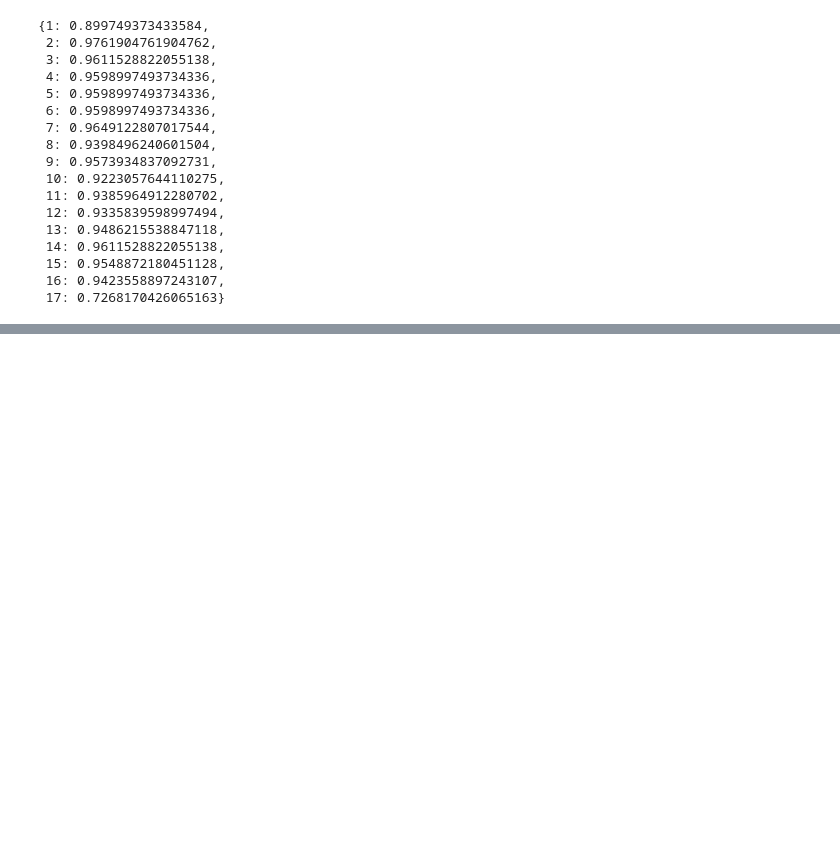
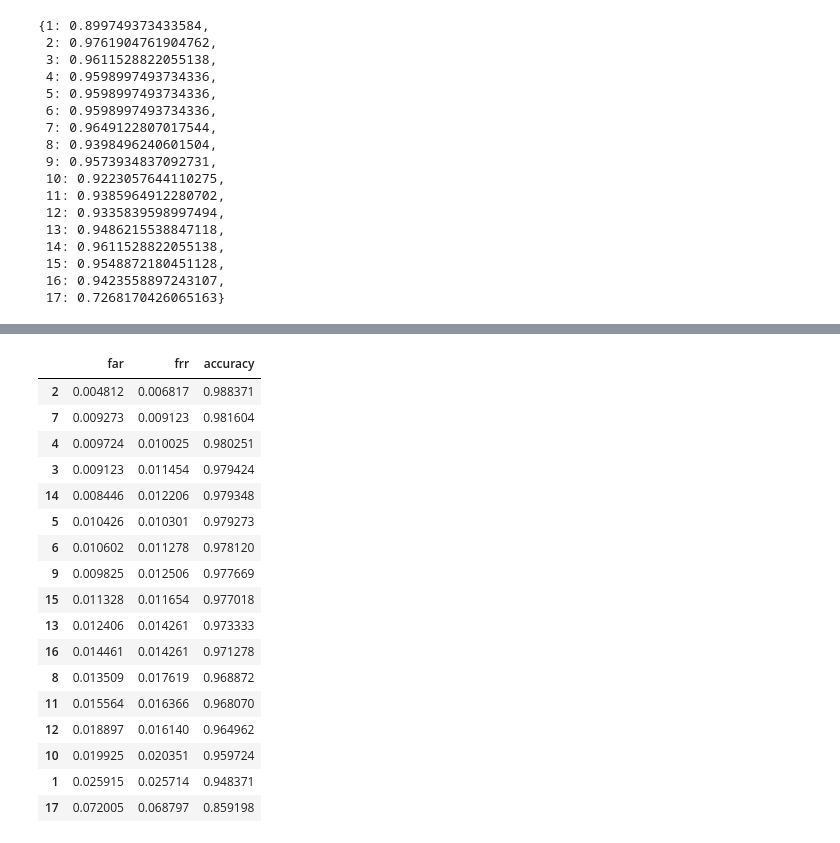
Before and after one commit to tanmaygadgil/DS5500-project, a Jupyter notebook: Authentication/Auth Experiments.ipynb, the cells around one changed output, grey strips where cells are left out. Saved outputs shown, nothing was run; the diff lists cells and outputs as text; code cells hidden in the pictures; blank space fills up the shorter version.

```diff
--- a/Authentication/Auth Experiments.ipynb
+++ b/Authentication/Auth Experiments.ipynb
@@ -202,0 +268,2 @@ g_accs
+# %%
+actual_auth = [1 if x in auth_set else 0 for x in labels]
@@ -202,0 +276,6 @@ g_accs
+# %%
+def frr(true, preds):
+    true = np.array(true)
+    preds = np.array(preds)
+    far = np.sum((true==1)&(preds==0))
+    return far / len(true)
@@ -202,0 +294,2 @@ g_accs
+# %%
+num_exp = 50
@@ -202,0 +386,51 @@ g_accs
+# %%
+aggregates_20_auth = {g:0 for g in gestures}
+for g in gestures:
+    aggregates_20_auth[g] = {}
+    aggregates_20_auth[g]['far'] = 0
+    aggregates_20_auth[g]['frr'] = 0
+    aggregates_20_auth[g]['accuracy'] = 0
+for exp in tqdm(range(num_exp)):
+    auth_set = set(np.random.choice(range(1, 38), size = 20, replace=False))
+    for g in gestures:
+        # aggregates_5_auth[g] = {}
+        auths = []
+        i = np.where(g_train==g)
+        embeds = train_embeddings[i]
+        labels = y_train[i]
+        # print(len(labels), g)
+        for e in range(len(embeds)):
+            embedding = np.array(embeds[e,:])
+            auth_code = auth(embedding, auth_set, centroids, g)
+            auths.append(auth_code)
+        actual_auth = [1 if x in auth_set else 0 for x in labels]
+
+        aggregates_20_auth[g]['far'] += far(actual_auth, auths)
+        aggregates_20_auth[g]['frr'] += frr(actual_auth, auths)
+        aggregates_20_auth[g]['accuracy'] += accuracy_score(actual_auth, auths)
+
+for k in aggregates_20_auth:
+    aggregates_20_auth[k]['far'] /= num_exp
+    aggregates_20_auth[k]['frr'] /= num_exp
+    aggregates_20_auth[k]['accuracy'] /= num_exp
+# %%
+pd.DataFrame(aggregates_20_auth).T.sort_values(by = "accuracy", ascending=False)
+# %% [output]
+|  | far | frr | accuracy |
+| 2 | 0.004812 | 0.006817 | 0.988371 |
+| 7 | 0.009273 | 0.009123 | 0.981604 |
+| 4 | 0.009724 | 0.010025 | 0.980251 |
+| 3 | 0.009123 | 0.011454 | 0.979424 |
+| 14 | 0.008446 | 0.012206 | 0.979348 |
+| 5 | 0.010426 | 0.010301 | 0.979273 |
+| 6 | 0.010602 | 0.011278 | 0.978120 |
+| 9 | 0.009825 | 0.012506 | 0.977669 |
+| 15 | 0.011328 | 0.011654 | 0.977018 |
+| 13 | 0.012406 | 0.014261 | 0.973333 |
+| 16 | 0.014461 | 0.014261 | 0.971278 |
+| 8 | 0.013509 | 0.017619 | 0.968872 |
+| 11 | 0.015564 | 0.016366 | 0.968070 |
+| 12 | 0.018897 | 0.016140 | 0.964962 |
+| 10 | 0.019925 | 0.020351 | 0.959724 |
+| 1 | 0.025915 | 0.025714 | 0.948371 |
+| 17 | 0.072005 | 0.068797 | 0.859198 |
```
Also changed, not shown: parts of 31 cells of this notebook, 3 other files.
